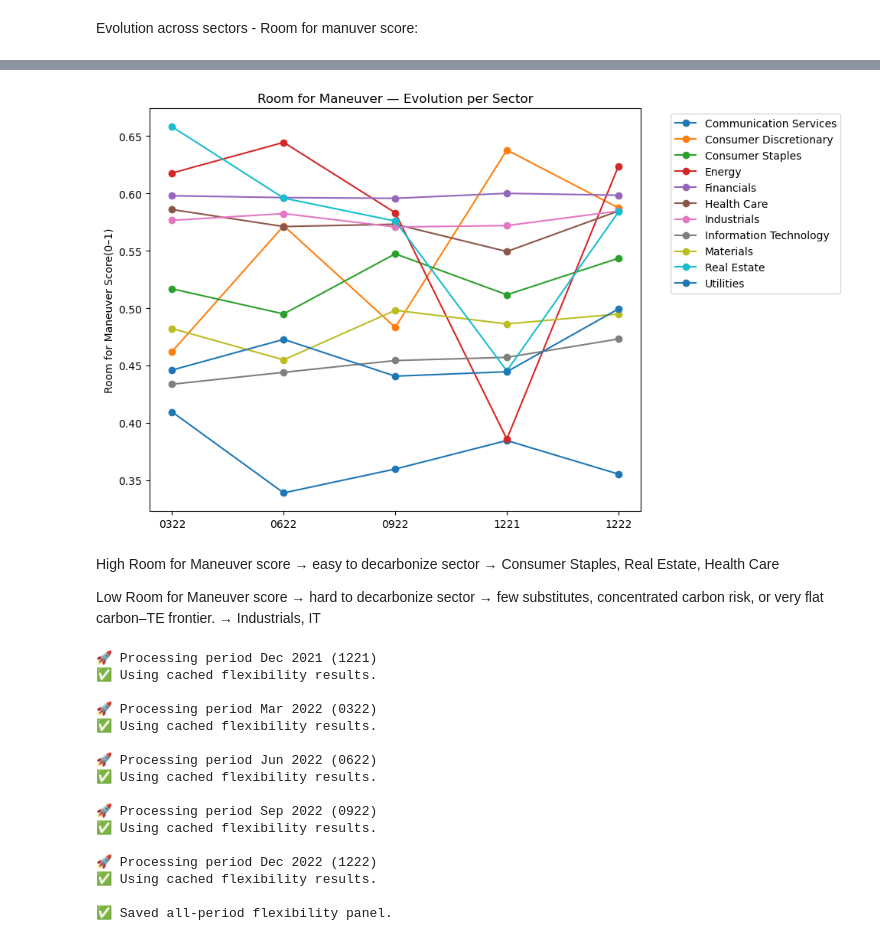
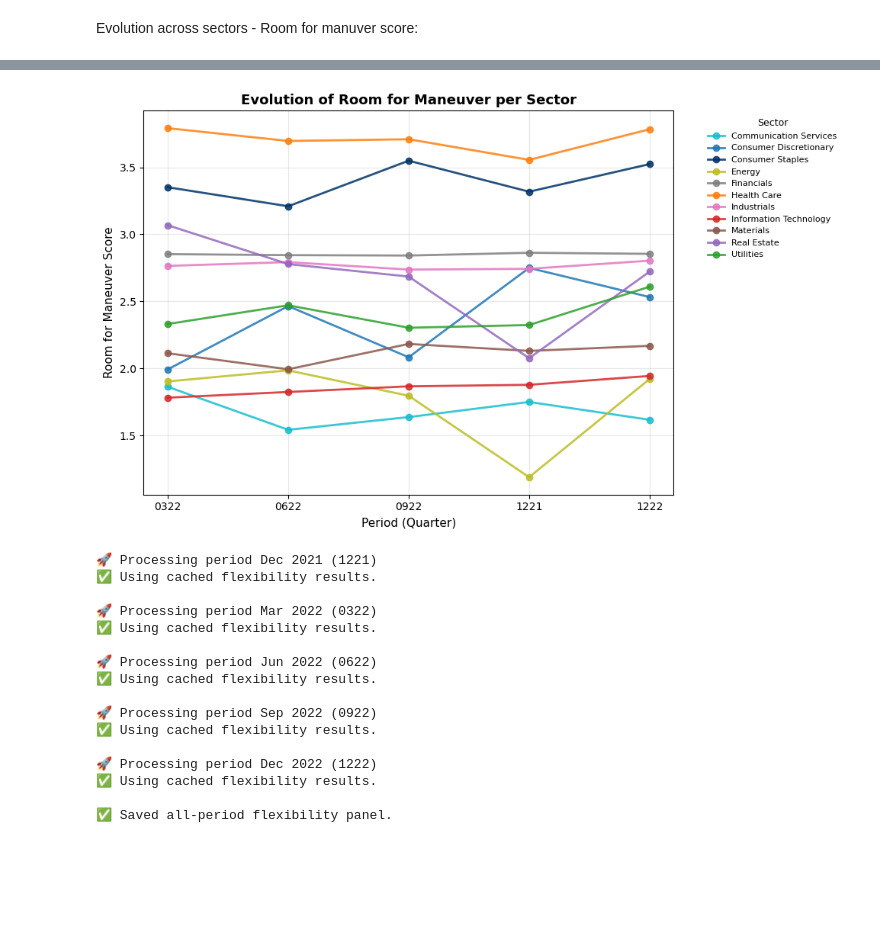
Before and after one commit to rebecca-di-francesco-bfh/sectoral-decarbonization, a Jupyter notebook: optimisation_across_all_time_windows.ipynb, the cells around one changed output, grey strips where cells are left out. Cells and saved outputs as stored; diff of their text form; code cells hidden in the pictures; blank space fills up the shorter version.

```diff
--- a/optimisation_across_all_time_windows.ipynb
+++ b/optimisation_across_all_time_windows.ipynb
@@ -584,11 +493,0 @@ plt.show()
-# %%
-fig, ax = plt.subplots(figsize=(10,6))
-for sector, grp in df_norm.groupby("Sector"):
-    ax.plot(grp["Period"], grp["Room_for_Maneuver_Score"], marker="o", label=sector)
-ax.set_title("Room for Maneuver — Evolution per Sector")
-ax.set_ylabel("Room for Maneuver Score(0–1)")
-ax.legend(bbox_to_anchor=(1.05, 1), loc="upper left")
-plt.tight_layout()
-plt.show()
-# %% [output]
-[figure, removed]
@@ -595 +575,12 @@ plt.show()
+# %%
+
+# --- Ensure volatility-adjusted score exists ---
+df_norm = df_norm.merge(vol_df, on="Sector", how="left")
+df_norm["Room_for_Maneuver_Score"] = (
+    df_norm["Room_for_Maneuver_Score"] / df_norm["Sector Volatility"]
+)
+
+# --- Sort periods chronologically ---
+period_order = sorted(df_norm["Period"].unique())
+df_norm["Period"] = pd.Categorical(df_norm["Period"], categories=period_order, ordered=True)
 # %%
@@ -597,10 +588,12 @@ room_for_maneuver_score_df = df_norm[['Sector', 'Period', 'Room_for_Maneuver_Sco
-# %% [markdown]
-High Room for Maneuver score → easy to decarbonize sector
-→ Consumer Staples, Real Estate, Health Care
-
-Low Room for Maneuver score → hard to decarbonize sector
-→ few substitutes, concentrated carbon risk, or very flat carbon–TE frontier.
-→ Industrials, IT
+# %%
+plot_sector_evolution(
+    room_for_maneuver_score_df,
+    value_col="Room_for_Maneuver_Score",
+    title="Evolution of Room for Maneuver per Sector",
+    ylabel="Room for Maneuver Score"
+)
+# %% [output]
+[figure, added]
 # %%
 # --- knobs ---
 eps = 0.02
```
Also changed, not shown: parts of 26 cells of this notebook, 4 other files.
